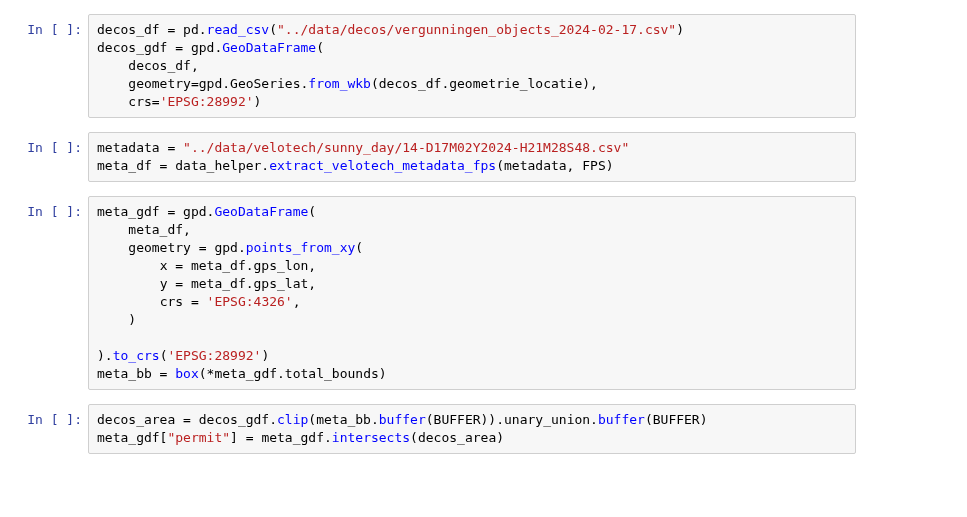
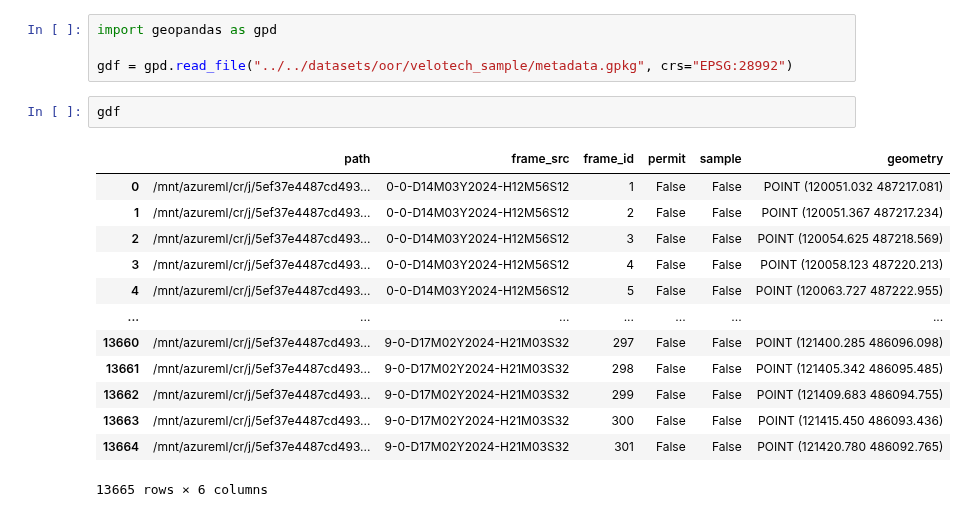
Before and after one commit to Computer-Vision-Team-Amsterdam/Objectherkenning-Openbare-Ruimte, a Jupyter notebook: notebooks/sampling.ipynb, the cells around one changed output. Drawn from its saved outputs; the diff is of its cells as text; blank space fills up the shorter version.

Commit message:
Working data sampling code

```diff
--- a/notebooks/sampling.ipynb
+++ b/notebooks/sampling.ipynb
@@ -22,23 +14,20 @@ SAMPLING_WEIGHT = 1.0
-# %%
-decos_df = pd.read_csv("../data/decos/vergunningen_objects_2024-02-17.csv")
-decos_gdf = gpd.GeoDataFrame(
-    decos_df,
-    geometry=gpd.GeoSeries.from_wkb(decos_df.geometrie_locatie),
-    crs='EPSG:28992')
-# %%
-metadata = "../data/velotech/sunny_day/14-D17M02Y2024-H21M28S48.csv"
-meta_df = data_helper.extract_velotech_metadata_fps(metadata, FPS)
-# %%
-meta_gdf = gpd.GeoDataFrame(
-    meta_df,
-    geometry = gpd.points_from_xy(
-        x = meta_df.gps_lon,
-        y = meta_df.gps_lat,
-        crs = 'EPSG:4326',
-    )
-
-).to_crs('EPSG:28992')
-meta_bb = box(*meta_gdf.total_bounds)
-# %%
-decos_area = decos_gdf.clip(meta_bb.buffer(BUFFER)).unary_union.buffer(BUFFER)
-meta_gdf["permit"] = meta_gdf.intersects(decos_area)
+# %%
+import geopandas as gpd
+
+gdf = gpd.read_file("../../datasets/oor/velotech_sample/metadata.gpkg", crs="EPSG:28992")
+# %%
+gdf
+# %% [output]
+|  | path | frame_src | frame_id | permit | sample | geometry |
+| 0 | /mnt/azureml/cr/j/5ef37e4487cd493... | 0-0-D14M03Y2024-H12M56S12 | 1 | False | False | POINT (120051.032 487217.081) |
+| 1 | /mnt/azureml/cr/j/5ef37e4487cd493... | 0-0-D14M03Y2024-H12M56S12 | 2 | False | False | POINT (120051.367 487217.234) |
+| 2 | /mnt/azureml/cr/j/5ef37e4487cd493... | 0-0-D14M03Y2024-H12M56S12 | 3 | False | False | POINT (120054.625 487218.569) |
+| 3 | /mnt/azureml/cr/j/5ef37e4487cd493... | 0-0-D14M03Y2024-H12M56S12 | 4 | False | False | POINT (120058.123 487220.213) |
+| 4 | /mnt/azureml/cr/j/5ef37e4487cd493... | 0-0-D14M03Y2024-H12M56S12 | 5 | False | False | POINT (120063.727 487222.955) |
+| ... | ... | ... | ... | ... | ... | ... |
+| 13660 | /mnt/azureml/cr/j/5ef37e4487cd493... | 9-0-D17M02Y2024-H21M03S32 | 297 | False | False | POINT (121400.285 486096.098) |
+| 13661 | /mnt/azureml/cr/j/5ef37e4487cd493... | 9-0-D17M02Y2024-H21M03S32 | 298 | False | False | POINT (121405.342 486095.485) |
+| 13662 | /mnt/azureml/cr/j/5ef37e4487cd493... | 9-0-D17M02Y2024-H21M03S32 | 299 | False | False | POINT (121409.683 486094.755) |
+| 13663 | /mnt/azureml/cr/j/5ef37e4487cd493... | 9-0-D17M02Y2024-H21M03S32 | 300 | False | False | POINT (121415.450 486093.436) |
+| 13664 | /mnt/azureml/cr/j/5ef37e4487cd493... | 9-0-D17M02Y2024-H21M03S32 | 301 | False | False | POINT (121420.780 486092.765) |
+13665 rows × 6 columns
```
Also changed, not shown: parts of 17 cells of this notebook, 4 other files.
